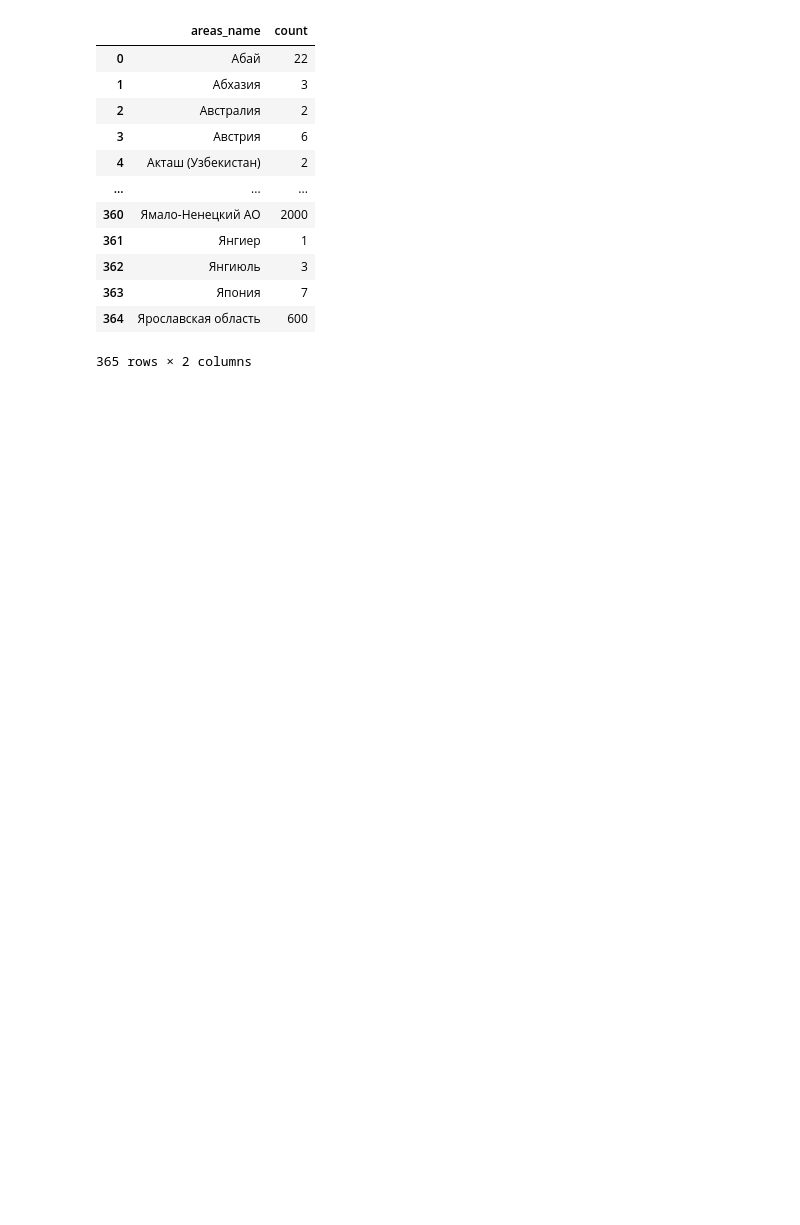
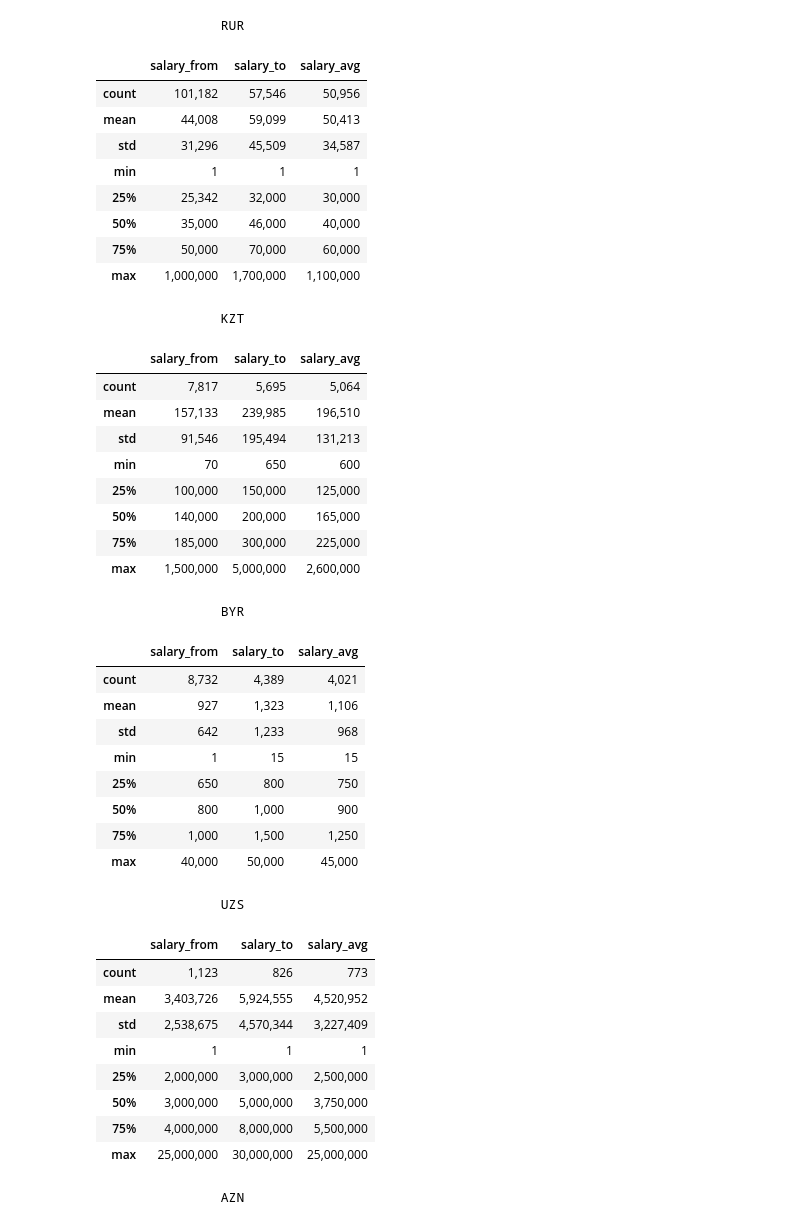
Before and after one commit to alievaliza/MSU_diploma, a Jupyter notebook: notebooks/EDA_hh_data.ipynb, the cells around one changed output. Saved outputs shown, nothing was run; the diff lists cells and outputs as text; code cells hidden in the pictures; blank space fills up the shorter version.

```diff
--- a/notebooks/EDA_hh_data.ipynb
+++ b/notebooks/EDA_hh_data.ipynb
@@ -85,4 +148,0 @@ Ttest_indResult(statistic=1.0959999552166269, pvalue=0.27468562640111677)
-# %%
-# Описательная статистика для з/п
-pd.set_option('float_format', '{:.0f}'.format)
-df[(df['salary_currency'] == 'RUR') & (df['country_name'] == 'Россия')].describe()[['salary_from', 'salary_to', 'salary_avg']]
@@ -139,16 +149,49 @@ table
-# %%
-df.groupby(['areas_name']).size().reset_index(name='count')
-# %% [output]
-|  | areas_name | count |
-| 0 | Абай | 22 |
-| 1 | Абхазия | 3 |
-| 2 | Австралия | 2 |
-| 3 | Австрия | 6 |
-| 4 | Акташ (Узбекистан) | 2 |
-| ... | ... | ... |
-| 360 | Ямало-Ненецкий АО | 2000 |
-| 361 | Янгиер | 1 |
-| 362 | Янгиюль | 3 |
-| 363 | Япония | 7 |
-| 364 | Ярославская область | 600 |
-365 rows × 2 columns
+# %%
+# Описательная статистика для з/п
+for curr in df['salary_currency'].dropna().unique():
+  print(f'\n\t\t{curr}\n')
+  x = df[(df['salary_currency'] == curr)].describe()[['salary_from', 'salary_to', 'salary_avg']]
+  s = x.style.format(formatter = '{:,.0f}')
+  display(s)
+# %% [output]
+                RUR
+|  | salary_from | salary_to | salary_avg |
+| count | 101,182 | 57,546 | 50,956 |
+| mean | 44,008 | 59,099 | 50,413 |
+| std | 31,296 | 45,509 | 34,587 |
+| min | 1 | 1 | 1 |
+| 25% | 25,342 | 32,000 | 30,000 |
+| 50% | 35,000 | 46,000 | 40,000 |
+| 75% | 50,000 | 70,000 | 60,000 |
+| max | 1,000,000 | 1,700,000 | 1,100,000 |
+                KZT
+|  | salary_from | salary_to | salary_avg |
+| count | 7,817 | 5,695 | 5,064 |
+| mean | 157,133 | 239,985 | 196,510 |
+| std | 91,546 | 195,494 | 131,213 |
+| min | 70 | 650 | 600 |
+| 25% | 100,000 | 150,000 | 125,000 |
+| 50% | 140,000 | 200,000 | 165,000 |
+| 75% | 185,000 | 300,000 | 225,000 |
+| max | 1,500,000 | 5,000,000 | 2,600,000 |
+                BYR
+|  | salary_from | salary_to | salary_avg |
+| count | 8,732 | 4,389 | 4,021 |
+| mean | 927 | 1,323 | 1,106 |
+| std | 642 | 1,233 | 968 |
+| min | 1 | 15 | 15 |
+| 25% | 650 | 800 | 750 |
+| 50% | 800 | 1,000 | 900 |
+| 75% | 1,000 | 1,500 | 1,250 |
+| max | 40,000 | 50,000 | 45,000 |
+                UZS
+|  | salary_from | salary_to | salary_avg |
+| count | 1,123 | 826 | 773 |
+| mean | 3,403,726 | 5,924,555 | 4,520,952 |
+| std | 2,538,675 | 4,570,344 | 3,227,409 |
+| min | 1 | 1 | 1 |
+| 25% | 2,000,000 | 3,000,000 | 2,500,000 |
+| 50% | 3,000,000 | 5,000,000 | 3,750,000 |
+| 75% | 4,000,000 | 8,000,000 | 5,500,000 |
+| max | 25,000,000 | 30,000,000 | 25,000,000 |
+                AZN
```
Also changed, not shown: parts of 28 cells of this notebook.
